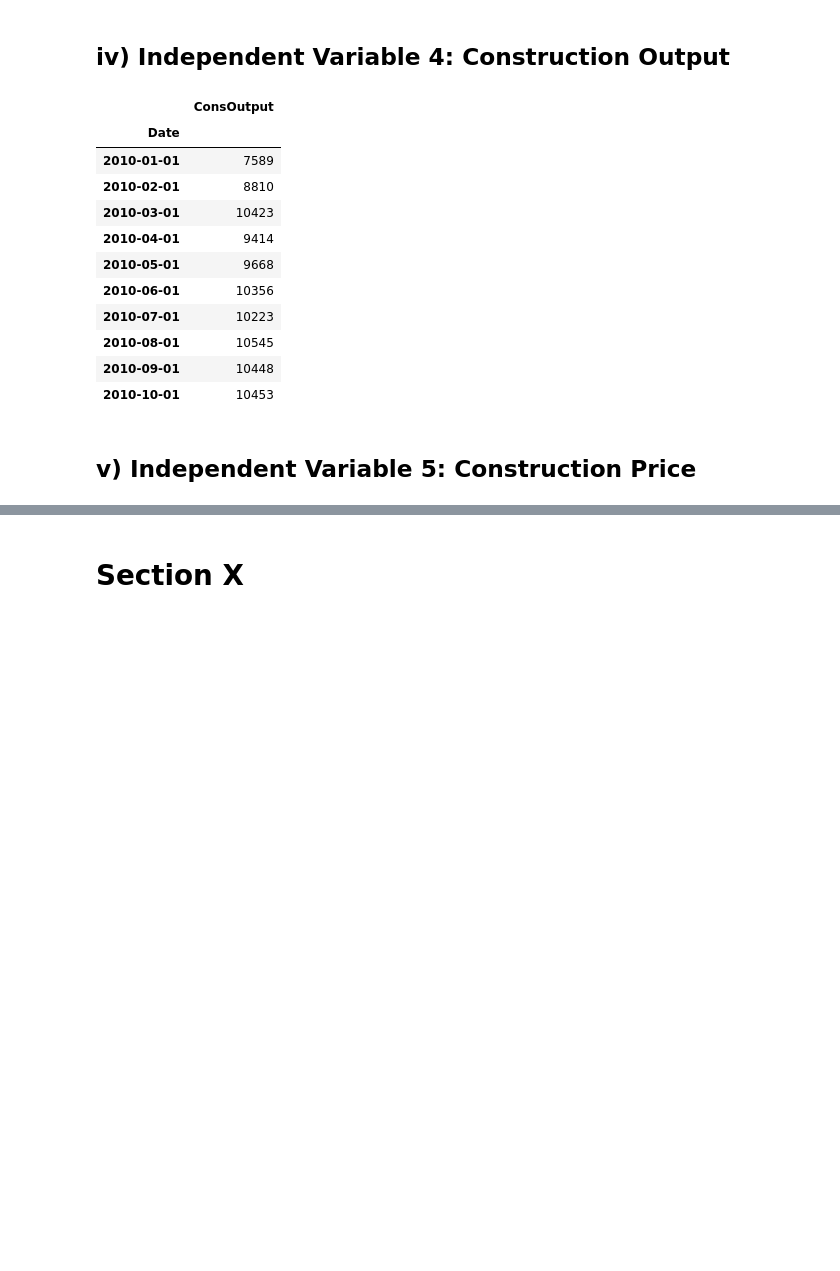
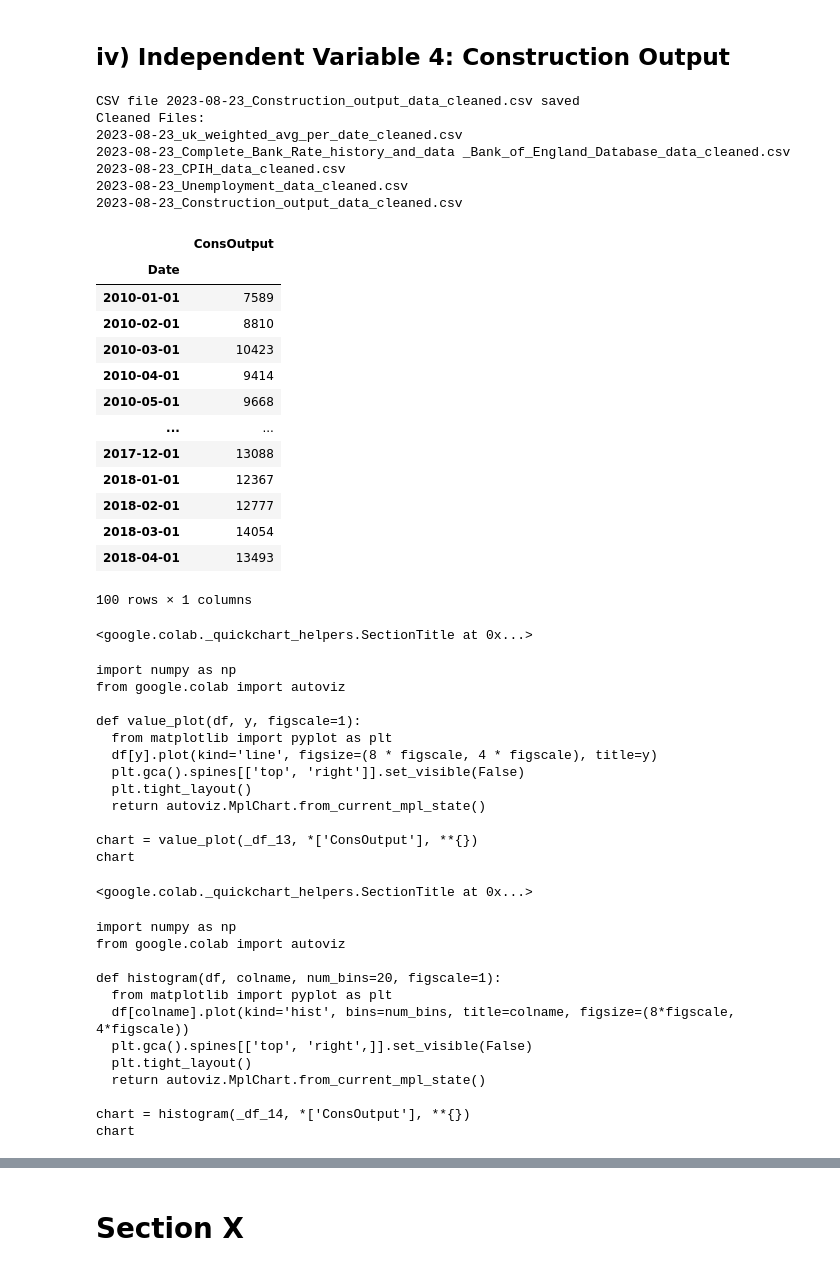
Before and after one commit to amyfthau/CFGSum23D1G4, a Jupyter notebook: Data_Cleaning.ipynb, the cells around one changed output, grey strips where cells are left out. Saved outputs shown, nothing was run; the diff lists cells and outputs as text; code cells hidden in the pictures; blank space fills up the shorter version.

```diff
--- a/Data_Cleaning.ipynb
+++ b/Data_Cleaning.ipynb
@@ -281,13 +279,15 @@ def save_clean_data(file_name, df, cleaned_files_list):
     df.to_csv(output_file_name, index=index)
 
     # Append the cleaned file name to the list
-    cleaned_files_list.append(output_file_name)
+    cleaned_files_list.append(f"{output_file_name}")
 
     # Print success
     print(f"CSV file {output_file_name} saved")
 
-    # Print the list of cleaned file names
-    print("Cleaned Files:", cleaned_files_list)
+    # Print the list of cleaned file names line by line
+    print("Cleaned Files:")
+    for file_name in cleaned_files_list:
+        print(file_name)
 # %% [markdown]
 # C) Import Data Around Depedent Variable/ Target/ Response Variable: House Prices (and their features)
 
@@ -791,38 +833,73 @@ unemployment_df.tail(10)
 # %%
 c_output_path = "/content/drive/MyDrive/CFGdegree_Sum23_D1_G4/Data_Collection/Predicting_House_Prices/construction_output.xlsx"
 c_output_df = pd.read_excel(c_output_path, sheet_name='Table 10', header=5, skiprows=132, usecols='U:V')
 
 #Convert the 'Apr to Jun 2023.4' column into 'Date'
 c_output_df.rename(columns={'Apr to Jun 2023.4': 'Date'}, inplace=True)
 
 # Convert the 'Date' column to datetime format
 c_output_df['Date'] = pd.to_datetime(c_output_df['Date'], format='%b %Y')
 
 # Set the 'Date' column as the index
 c_output_df.set_index('Date', inplace=True)
 
 # Sort the DataFrame based on the 'Date' column in ascending order
 c_output_df = c_output_df.sort_values(by='Date')
 
 # Rename column accessing column using its index
 column_index_to_rename = 0
 new_column_name = 'ConsOutput'
 c_output_df.rename(columns={c_output_df.columns[column_index_to_rename]: new_column_name}, inplace=True)
 
+# Save the DataFrame back to the CSV file
+save_clean_data("Construction_output_data", c_output_df, cleaned_files_list)
 
-c_output_df.head(10)
+c_output_df.head(100)
 # %% [output]
+CSV file 2023-08-23_Construction_output_data_cleaned.csv saved
+Cleaned Files:
+2023-08-23_uk_weighted_avg_per_date_cleaned.csv
+2023-08-23_Complete_Bank_Rate_history_and_data _Bank_of_England_Database_data_cleaned.csv
+2023-08-23_CPIH_data_cleaned.csv
+2023-08-23_Unemployment_data_cleaned.csv
+2023-08-23_Construction_output_data_cleaned.csv
 |  | ConsOutput |
 | Date |  |
 | 2010-01-01 | 7589 |
 | 2010-02-01 | 8810 |
 | 2010-03-01 | 10423 |
 | 2010-04-01 | 9414 |
 | 2010-05-01 | 9668 |
-| 2010-06-01 | 10356 |
-| 2010-07-01 | 10223 |
-| 2010-08-01 | 10545 |
-| 2010-09-01 | 10448 |
-| 2010-10-01 | 10453 |
+| ... | ... |
+| 2017-12-01 | 13088 |
+| 2018-01-01 | 12367 |
+| 2018-02-01 | 12777 |
+| 2018-03-01 | 14054 |
+| 2018-04-01 | 13493 |
+100 rows × 1 columns
+<google.colab._quickchart_helpers.SectionTitle at 0x...>
+import numpy as np
+from google.colab import autoviz
+
+def value_plot(df, y, figscale=1):
+  from matplotlib import pyplot as plt
+  df[y].plot(kind='line', figsize=(8 * figscale, 4 * figscale), title=y)
+  plt.gca().spines[['top', 'right']].set_visible(False)
+  plt.tight_layout()
+  return autoviz.MplChart.from_current_mpl_state()
+
+chart = value_plot(_df_13, *['ConsOutput'], **{})
+chart
+<google.colab._quickchart_helpers.SectionTitle at 0x...>
+import numpy as np
+from google.colab import autoviz
+
+def histogram(df, colname, num_bins=20, figscale=1):
+  from matplotlib import pyplot as plt
+  df[colname].plot(kind='hist', bins=num_bins, title=colname, figsize=(8*figscale, 4*figscale))
+  plt.gca().spines[['top', 'right',]].set_visible(False)
+  plt.tight_layout()
+  return autoviz.MplChart.from_current_mpl_state()
+
+chart = histogram(_df_14, *['ConsOutput'], **{})
+chart
-# %% [markdown]
-## v) Independent Variable 5: Construction Price
```
Also changed, not shown: parts of 25 cells of this notebook.
